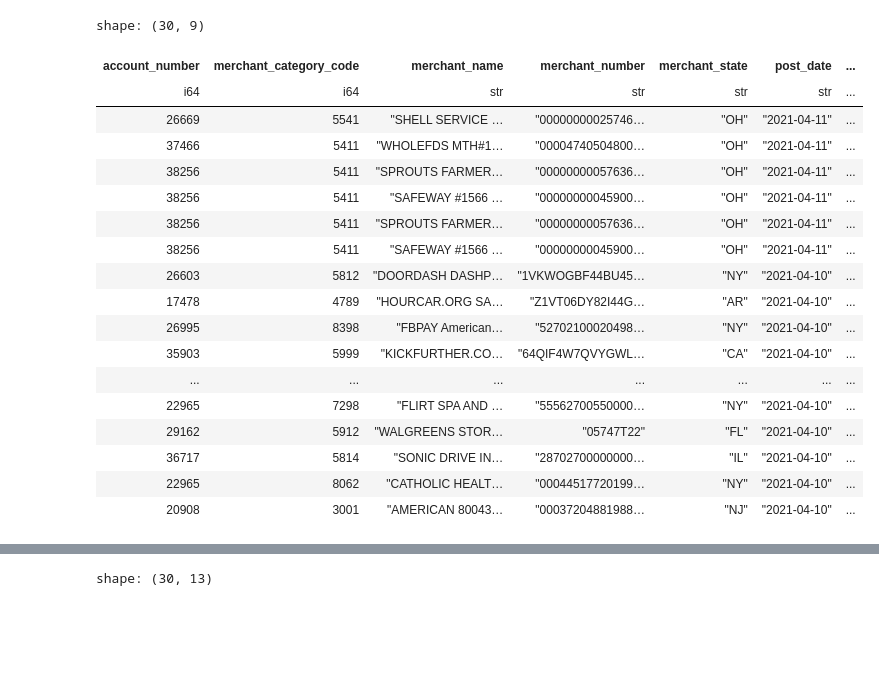
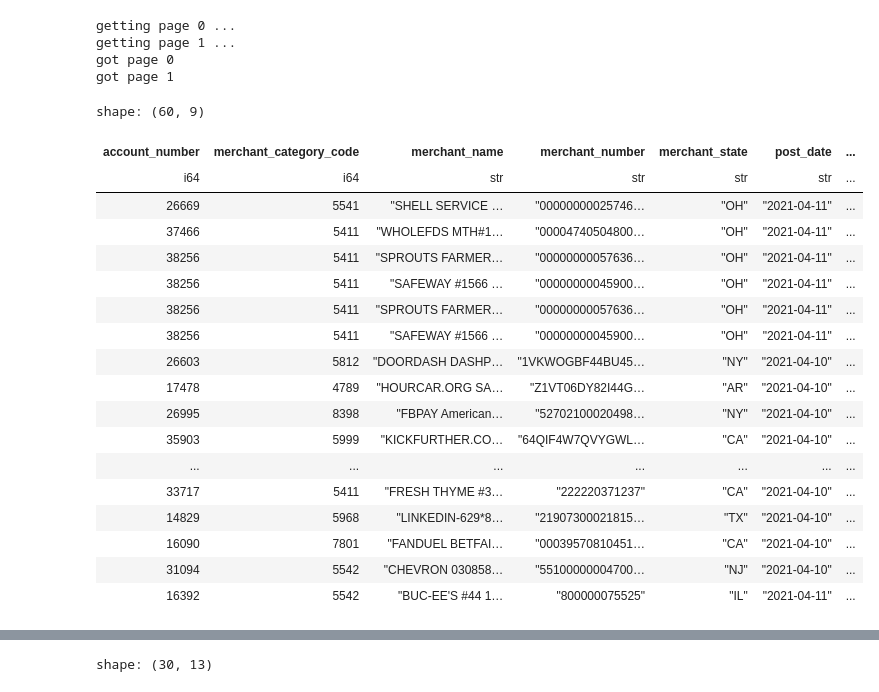
Before and after one commit to WolfEYc/personal-python-sandbox, a Jupyter notebook: notebooks/request.ipynb, the cells around one changed output, grey strips where cells are left out. Cells and saved outputs as stored; diff of their text form; code cells hidden in the pictures; blank space fills up the shorter version.

```diff
--- a/notebooks/request.ipynb
+++ b/notebooks/request.ipynb
@@ -1,35 +0,0 @@
-# %%
-import polars as pl
-import requests
-
-url = "https://purchase.wolfeycode.com/purchase"
-
-querystring = {"page": 0}
-
-response = requests.get(url, params=querystring)
-res = response.json()["purchases"]
-
-purchase_lf = pl.LazyFrame(res)
-
-
-purchase_lf.collect()
-# %% [output]
-shape: (30, 9)
-| account_number | merchant_category_code | merchant_name | merchant_number | merchant_state | post_date | ... |
-| i64 | i64 | str | str | str | str | ... |
-| 26669 | 5541 | "SHELL SERVICE … | "00000000025746… | "OH" | "2021-04-11" | ... |
-| 37466 | 5411 | "WHOLEFDS MTH#1… | "00004740504800… | "OH" | "2021-04-11" | ... |
-| 38256 | 5411 | "SPROUTS FARMER… | "00000000057636… | "OH" | "2021-04-11" | ... |
-| 38256 | 5411 | "SAFEWAY #1566 … | "00000000045900… | "OH" | "2021-04-11" | ... |
-| 38256 | 5411 | "SPROUTS FARMER… | "00000000057636… | "OH" | "2021-04-11" | ... |
-| 38256 | 5411 | "SAFEWAY #1566 … | "00000000045900… | "OH" | "2021-04-11" | ... |
-| 26603 | 5812 | "DOORDASH DASHP… | "1VKWOGBF44BU45… | "NY" | "2021-04-10" | ... |
-| 17478 | 4789 | "HOURCAR.ORG SA… | "Z1VT06DY82I44G… | "AR" | "2021-04-10" | ... |
-| 26995 | 8398 | "FBPAY American… | "52702100020498… | "NY" | "2021-04-10" | ... |
-| 35903 | 5999 | "KICKFURTHER.CO… | "64QIF4W7QVYGWL… | "CA" | "2021-04-10" | ... |
-| ... | ... | ... | ... | ... | ... | ... |
-| 22965 | 7298 | "FLIRT SPA AND … | "55562700550000… | "NY" | "2021-04-10" | ... |
-| 29162 | 5912 | "WALGREENS STOR… | "05747T22" | "FL" | "2021-04-10" | ... |
-| 36717 | 5814 | "SONIC DRIVE IN… | "28702700000000… | "IL" | "2021-04-10" | ... |
-| 22965 | 8062 | "CATHOLIC HEALT… | "00044517720199… | "NY" | "2021-04-10" | ... |
-| 20908 | 3001 | "AMERICAN 80043… | "00037204881988… | "NJ" | "2021-04-10" | ... |
@@ -36,3 +19,43 @@ shape: (30, 9)
+# %%
+import asyncio
+from itertools import chain
+
+import polars as pl
+
+page_zero_job = get_page(0)
+page_one_job = get_page(1)
+
+page_zero, page_one = await asyncio.gather(page_zero_job, page_one_job)
+
+both_responses = chain(page_zero, page_one)
+purchase_lf = pl.LazyFrame(both_responses)
+
+
+purchase_lf.collect()
+# %% [output]
+getting page 0 ...
+getting page 1 ...
+got page 0
+got page 1
+shape: (60, 9)
+| account_number | merchant_category_code | merchant_name | merchant_number | merchant_state | post_date | ... |
+| i64 | i64 | str | str | str | str | ... |
+| 26669 | 5541 | "SHELL SERVICE … | "00000000025746… | "OH" | "2021-04-11" | ... |
+| 37466 | 5411 | "WHOLEFDS MTH#1… | "00004740504800… | "OH" | "2021-04-11" | ... |
+| 38256 | 5411 | "SPROUTS FARMER… | "00000000057636… | "OH" | "2021-04-11" | ... |
+| 38256 | 5411 | "SAFEWAY #1566 … | "00000000045900… | "OH" | "2021-04-11" | ... |
+| 38256 | 5411 | "SPROUTS FARMER… | "00000000057636… | "OH" | "2021-04-11" | ... |
+| 38256 | 5411 | "SAFEWAY #1566 … | "00000000045900… | "OH" | "2021-04-11" | ... |
+| 26603 | 5812 | "DOORDASH DASHP… | "1VKWOGBF44BU45… | "NY" | "2021-04-10" | ... |
+| 17478 | 4789 | "HOURCAR.ORG SA… | "Z1VT06DY82I44G… | "AR" | "2021-04-10" | ... |
+| 26995 | 8398 | "FBPAY American… | "52702100020498… | "NY" | "2021-04-10" | ... |
+| 35903 | 5999 | "KICKFURTHER.CO… | "64QIF4W7QVYGWL… | "CA" | "2021-04-10" | ... |
+| ... | ... | ... | ... | ... | ... | ... |
+| 33717 | 5411 | "FRESH THYME #3… | "222220371237" | "CA" | "2021-04-10" | ... |
+| 14829 | 5968 | "LINKEDIN-629*8… | "21907300021815… | "TX" | "2021-04-10" | ... |
+| 16090 | 7801 | "FANDUEL BETFAI… | "00039570810451… | "CA" | "2021-04-10" | ... |
+| 31094 | 5542 | "CHEVRON 030858… | "55100000004700… | "NJ" | "2021-04-10" | ... |
+| 16392 | 5542 | "BUC-EE'S #44 1… | "800000075525" | "IL" | "2021-04-11" | ... |
 # %%
 purchase_lf = purchase_lf.with_columns(pl.col("purchase_amount").cast(pl.Float32))
 purchase_lf.collect()
```
Also changed, not shown: parts of 4 cells of this notebook, 2 other files.
